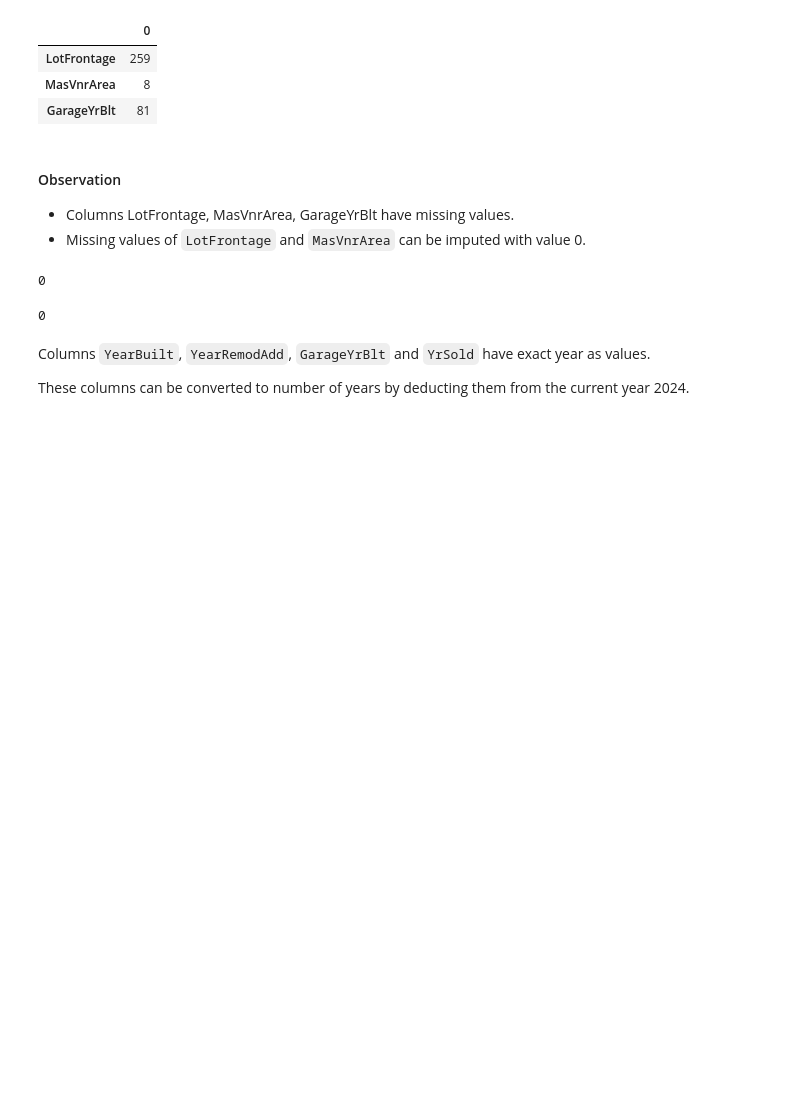
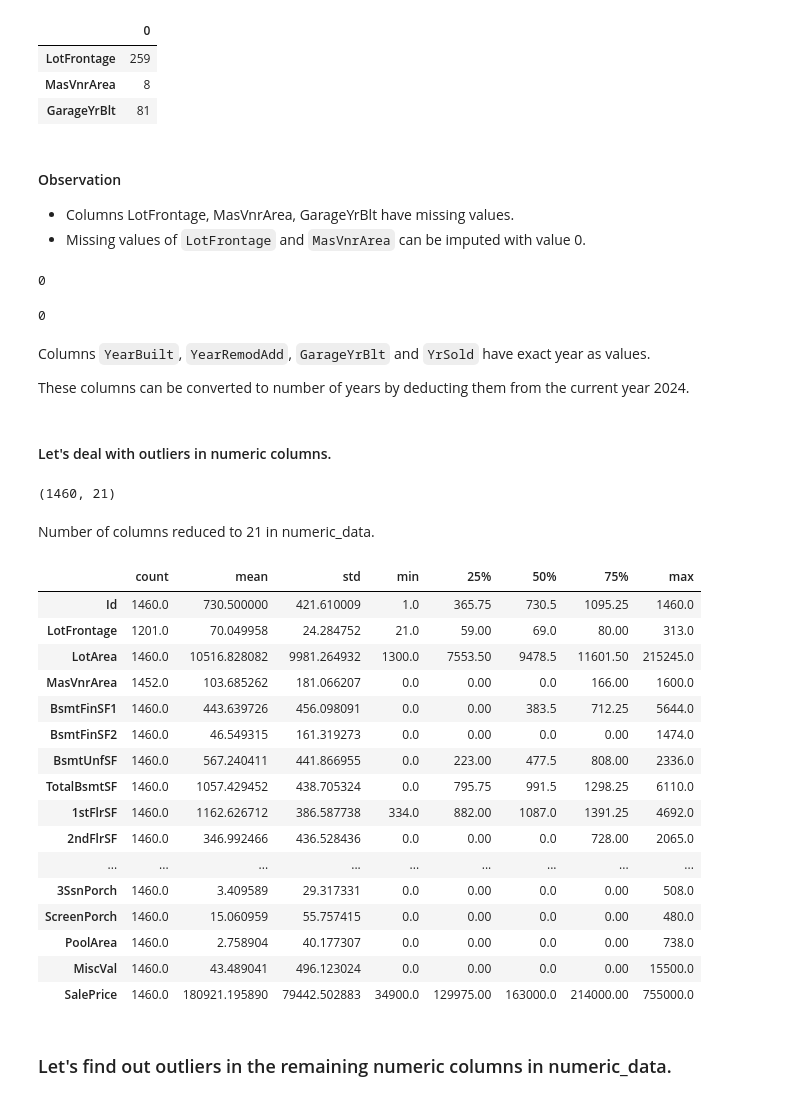
Before and after one commit to ranpariyachetan/advancedregression-assignment, a Jupyter notebook: House_Price_Assignment.ipynb, the cells around one changed output. Drawn from its saved outputs; the diff is of its cells as text; code cells hidden in the pictures; blank space fills up the shorter version.

Commit message:
Started finding outliers in numeric columns.

```diff
--- a/House_Price_Assignment.ipynb
+++ b/House_Price_Assignment.ipynb
@@ -167,3 +167,36 @@ year_cols = ['YearBuilt','YearRemodAdd','GarageYrBlt','YrSold']
 
 for col in year_cols:
     housing_data[col] = 2024 - housing_data[col]
+# %% [markdown]
+#### Let's deal with outliers in numeric columns.
+# %%
+# Let's first remove columns with categorical values from numerica_data dataframe.
+
+numeric_data = numeric_data.drop(numerica_cat_cols, axis=1)
+numeric_data.shape
+# %% [output]
+(1460, 21)
+# %% [markdown]
+Number of columns reduced to 21 in numeric_data.
+# %%
+numeric_data.describe().T
+# %% [output]
+|  | count | mean | std | min | 25% | 50% | 75% | max |
+| Id | 1460.0 | 730.500000 | 421.610009 | 1.0 | 365.75 | 730.5 | 1095.25 | 1460.0 |
+| LotFrontage | 1201.0 | 70.049958 | 24.284752 | 21.0 | 59.00 | 69.0 | 80.00 | 313.0 |
+| LotArea | 1460.0 | 10516.828082 | 9981.264932 | 1300.0 | 7553.50 | 9478.5 | 11601.50 | 215245.0 |
+| MasVnrArea | 1452.0 | 103.685262 | 181.066207 | 0.0 | 0.00 | 0.0 | 166.00 | 1600.0 |
+| BsmtFinSF1 | 1460.0 | 443.639726 | 456.098091 | 0.0 | 0.00 | 383.5 | 712.25 | 5644.0 |
+| BsmtFinSF2 | 1460.0 | 46.549315 | 161.319273 | 0.0 | 0.00 | 0.0 | 0.00 | 1474.0 |
+| BsmtUnfSF | 1460.0 | 567.240411 | 441.866955 | 0.0 | 223.00 | 477.5 | 808.00 | 2336.0 |
+| TotalBsmtSF | 1460.0 | 1057.429452 | 438.705324 | 0.0 | 795.75 | 991.5 | 1298.25 | 6110.0 |
+| 1stFlrSF | 1460.0 | 1162.626712 | 386.587738 | 334.0 | 882.00 | 1087.0 | 1391.25 | 4692.0 |
+| 2ndFlrSF | 1460.0 | 346.992466 | 436.528436 | 0.0 | 0.00 | 0.0 | 728.00 | 2065.0 |
+| ... | ... | ... | ... | ... | ... | ... | ... | ... |
+| 3SsnPorch | 1460.0 | 3.409589 | 29.317331 | 0.0 | 0.00 | 0.0 | 0.00 | 508.0 |
+| ScreenPorch | 1460.0 | 15.060959 | 55.757415 | 0.0 | 0.00 | 0.0 | 0.00 | 480.0 |
+| PoolArea | 1460.0 | 2.758904 | 40.177307 | 0.0 | 0.00 | 0.0 | 0.00 | 738.0 |
+| MiscVal | 1460.0 | 43.489041 | 496.123024 | 0.0 | 0.00 | 0.0 | 0.00 | 15500.0 |
+| SalePrice | 1460.0 | 180921.195890 | 79442.502883 | 34900.0 | 129975.00 | 163000.0 | 214000.00 | 755000.0 |
+# %% [markdown]
+### Let's find out outliers in the remaining numeric columns in numeric_data.
```
Also changed, not shown: parts of 2 cells of this notebook.
